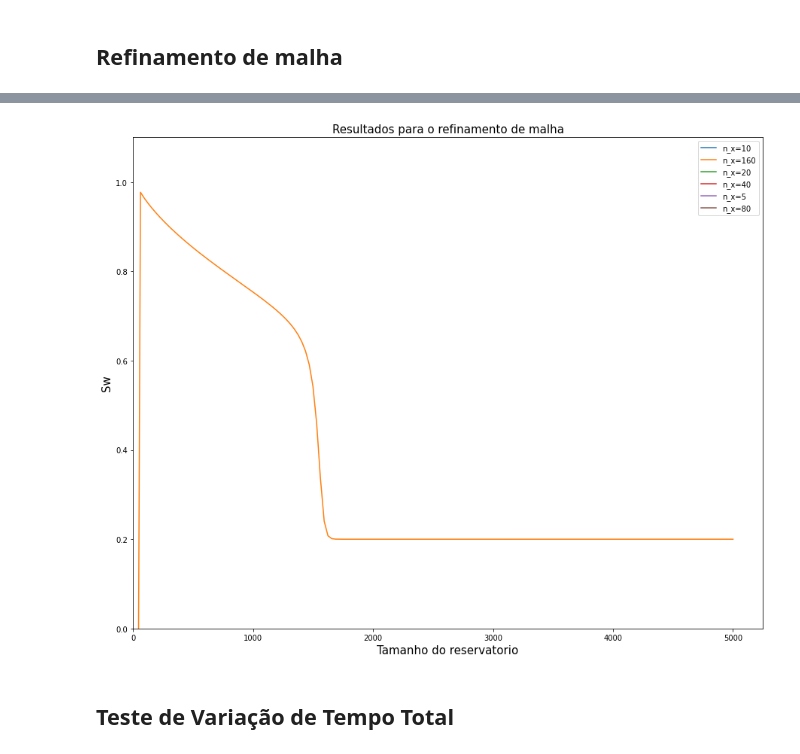
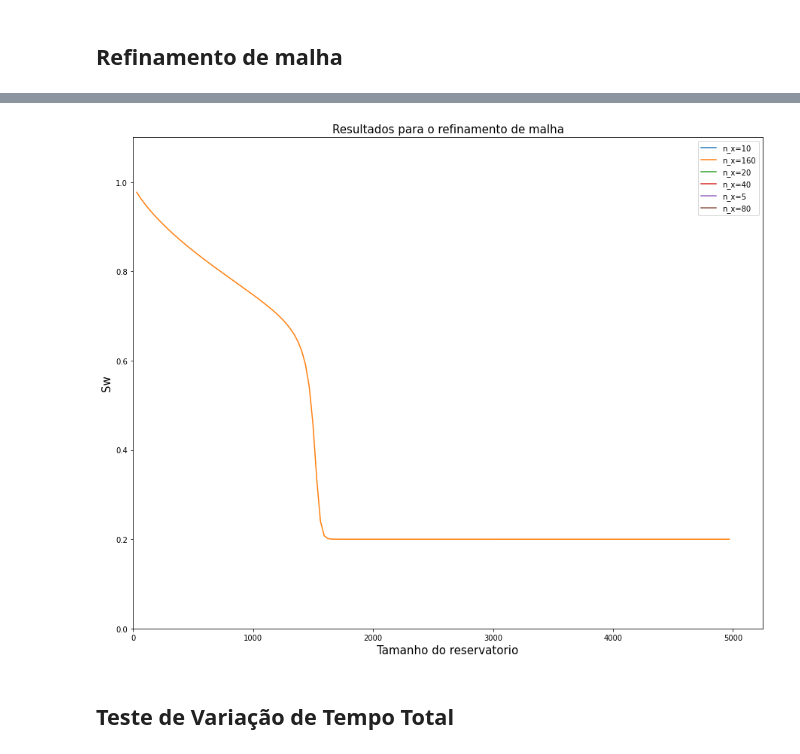
Before and after one commit to harduim300/Trab1SimuladoresReservatorios, a Jupyter notebook: Trabalho2-SimulacaoDeReservatorios.ipynb, the cells around one changed output, grey strips where cells are left out. Cells and saved outputs as stored; diff of their text form; code cells hidden in the pictures.

```diff
--- a/Trabalho2-SimulacaoDeReservatorios.ipynb
+++ b/Trabalho2-SimulacaoDeReservatorios.ipynb
@@ -99,7 +99,7 @@ def calcSw(Sw_in, C, mi_w, mi_o, qt, phi, L_x, L_y, L_z, n_x, tempo_total):
         t = t + delta_t
     df = pd.DataFrame(columns=['Sw','So'])
     vetor_So = 1 - vetor_Sw
-    df['Sw'] = vetor_Sw
+    df['Sw'] = [value for value in vetor_Sw if value > 0]
     #df['So'] = vetor_So
     df.index = (df.index + 1)*delta_x
     return df
@@ -137,32 +150,31 @@ plt.show()
 # %%
 k = 10.0* (10**-15)
 phi = 0.25
 Sw_inicial = 0.2
 C = 1
 Lx = 5000
 Ly = 40
 Lz = 10
 miw = 1.0*(10**-3)
 mio = 0.8*(10**-3)
 qt = 85
 tempo_total = 365*3
-n_x = 400
 nxs = [5, 10, 20, 40, 80, 160]
 my_list = []
 for n_x in nxs:
     df = calcSw(Sw_inicial, C, miw, mio, qt, phi, Lx, Ly, Lz, n_x, tempo_total)
     df = df.rename(columns={'Sw':f'n_x={n_x}'})
     my_list.append(df)
 df = pd.concat([df.stack() for df in my_list], axis=0).unstack()
 f, a = plt.subplots(1,1, figsize=(15,12))
 df.plot(ax=a)
 a.set_title(f'Resultados para o refinamento de malha', fontsize=15)
 a.set_xlabel('Tamanho do reservatorio',fontsize=15)
 a.set_ylabel('Sw',fontsize=15)
 a.axis(xmin=0)
 a.axis(ymin=0.0,ymax=1.1)
 plt.show()
 # %% [output]
-[figure, old version]
+[figure, new version]
 # %% [markdown]
 ## Teste de Variação de Tempo Total
```
Also changed, not shown: parts of 8 cells of this notebook.
